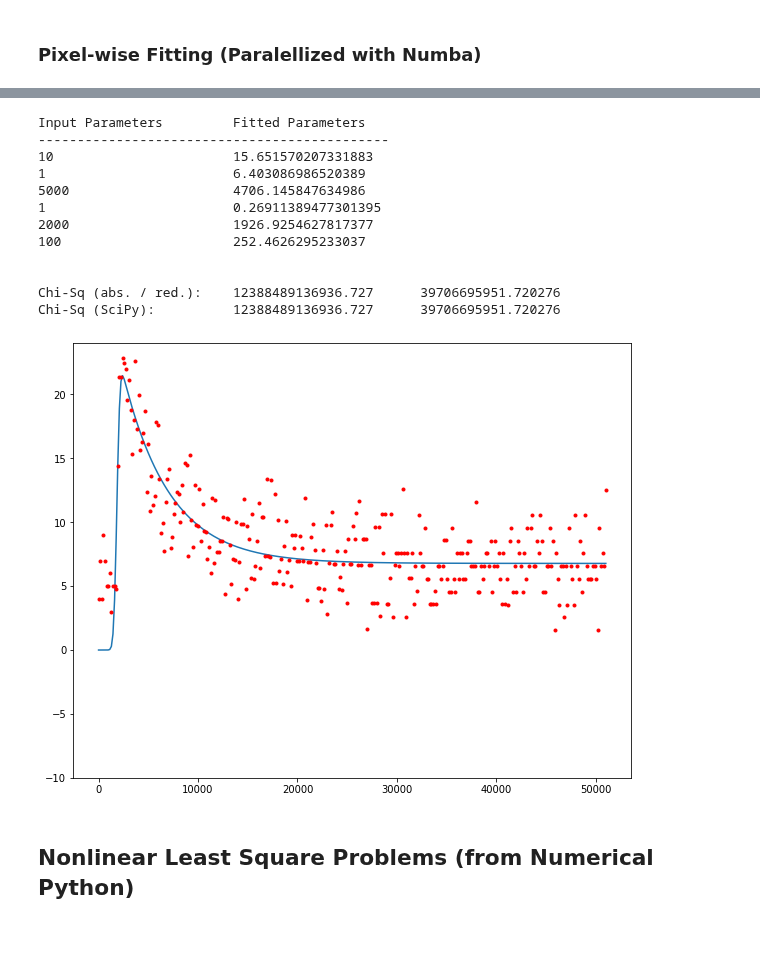
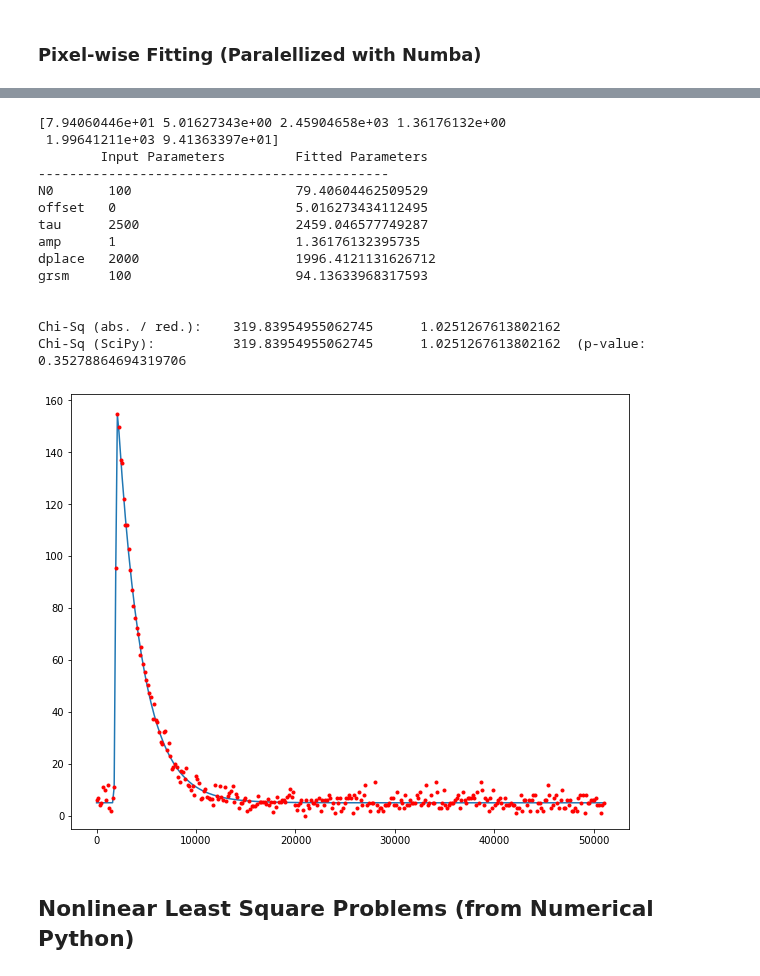
Before and after one commit to Tomkaehst/PhasorFLIM, a Jupyter notebook: PicoQuant PTU Decoding and Fitting.ipynb, the cells around one changed output, grey strips where cells are left out. Saved outputs shown, nothing was run; the diff lists cells and outputs as text; code cells hidden in the pictures; blank space fills up the shorter version.

Commit message:
Reconvoluational fitting is now accurate including fitting of a y offset.

```diff
--- a/PicoQuant PTU Decoding and Fitting.ipynb
+++ b/PicoQuant PTU Decoding and Fitting.ipynb
@@ -598,7 +600,7 @@ def expDecay_lm(t, N0, tau, offset):
 
 
 T = 51000
-dt = 160
+dt = 16
 N0 = 2000
 tau = 2500
 offset = 10
@@ -706,22 +717,22 @@ plt.show()
 # %%
-# Example from Stack Overflow
 def gauss_laser(t, amp, dplace, grsm):
     y = amp * np.exp(-(t - dplace)**2 / (2 * grsm**2))
     return(y)
 
 def expDecay(t, N0, yoffset, tau):
-    return(N0 * np.exp(-t/tau) + yoffset)
+    return(N0 * np.exp(-t/tau))
 
 def convolutedDecay(t, N0, yoffset, tau, amp, dplace, grsm):
     laser = gauss_laser(time, amp, dplace, grsm)
     decay = expDecay(time, N0, yoffset, tau)
 
     convolvedSignal = np.convolve(decay, laser, mode = 'full')[0:n]
+    convolvedSignal += yoffset
 
     return(convolvedSignal)
 
 # Objective function
-def g(para_est):
+def residuals(para_est):
     return(ydata - convolutedDecay(time, *para_est))
 
 
@@ -731,55 +742,65 @@ n = int(T/dt)
 time = np.linspace(0, T, n)
 xdata = time
 
 # Simulation parameters
-para_sim = (10, 1, 5000, 1, 2000, 100) # N0, yoffset, tau, amp, dplace, grsm
+para_sim = (100, 0, 2500, 1, 2000, 100) # N0, yoffset, tau, amp, dplace, grsm
+para_names = ("N0", "offset", "tau", "amp", "dplace", "grsm")
 
 # Simulating data and adding Poisson noise
 simulated = convolutedDecay(time, *para_sim)
 ydata = simulated + np.random.poisson(5, len(simulated))
 
 # Initial guessing and Data Fitting
-para_start = (200, 10, 1000, 1, 1000, 100)
-para_opt, para_cov = optimize.leastsq(g, para_start)
+para_start = (80, 0, 2000, 2, 1800, 200)
 
+#para_opt, para_cov = optimize.leastsq(residuals, para_start)
+para_opt = optimize.least_squares(residuals,
+                                  para_start,
+                                 loss = 'cauchy',
+                                 method = 'trf')
 
-fitted_curve = convolutedDecay(time, *para_opt)
+print(para_opt['x'])
 
-plt.ylim(-10, max(ydata) + max(ydata)/100*5)
+fitted_curve = convolutedDecay(time, *para_opt['x'])
+
+plt.ylim(-5, max(ydata) + max(ydata)/100*5)
 plt.plot(time, fitted_curve)
 plt.plot(time, ydata, 'r.')
+#plt.yscale('log')
 
-print("Input Parameters\t Fitted Parameters")
+print("\tInput Parameters\t Fitted Parameters")
 print("---------------------------------------------")
-for i in range(0, len(para_opt)):
-    print(para_sim[i], "\t\t\t", para_opt[i])
+for i in range(0, len(para_opt['x'])):
+    print(para_names[i],"\t", para_sim[i], "\t\t\t", para_opt['x'][i])
 
 
 
 # Chi-Squared
 chisq = np.sum(((ydata - fitted_curve)**2)/fitted_curve)
-chisq_scipy = stats.chisquare(ydata, fitted_curve, len(para_est))
+chisq_scipy = stats.chisquare(ydata, fitted_curve, len(para_start))
 
-chisq_red = chisq/(len(ydata) - len(para_est))
-df = len(ydata) - len(para_est)
+chisq_red = chisq/(len(ydata) - len(para_start))
+df = len(ydata) - len(para_start)
 
 print("\n")
 print("Chi-Sq (abs. / red.):\t", chisq, "\t", chisq_red)
-print("Chi-Sq (SciPy):\t\t", chisq_scipy[0], "\t", chisq_scipy[0]/df)
+print("Chi-Sq (SciPy):\t\t", chisq_scipy[0], "\t", chisq_scipy[0]/df, " (p-value:", chisq_scipy[1])
 # %% [output]
-Input Parameters         Fitted Parameters
+[7.94060446e+01 5.01627343e+00 2.45904658e+03 1.36176132e+00
+ 1.99641211e+03 9.41363397e+01]
+        Input Parameters         Fitted Parameters
 ---------------------------------------------
-10                       15.651570207331883
-1                        6.403086986520389
-5000                     4706.145847634986
-1                        0.26911389477301395
-2000                     1926.9254627817377
-100                      252.4626295233037
+N0       100                     79.40604462509529
+offset   0                       5.016273434112495
+tau      2500                    2459.046577749287
+amp      1                       1.36176132395735
+dplace   2000                    1996.4121131626712
+grsm     100                     94.13633968317593
 
 
-Chi-Sq (abs. / red.):    12388489136936.727      39706695951.720276
-Chi-Sq (SciPy):          12388489136936.727      39706695951.720276
+Chi-Sq (abs. / red.):    319.83954955062745      1.0251267613802162
+Chi-Sq (SciPy):          319.83954955062745      1.0251267613802162  (p-value: 0.35278864694319706
-[figure, old version]
+[figure, new version]
 # %% [markdown]
 ## Nonlinear Least Square Problems (from Numerical Python)
 # %%
```
Also changed, not shown: parts of 9 cells of this notebook.
